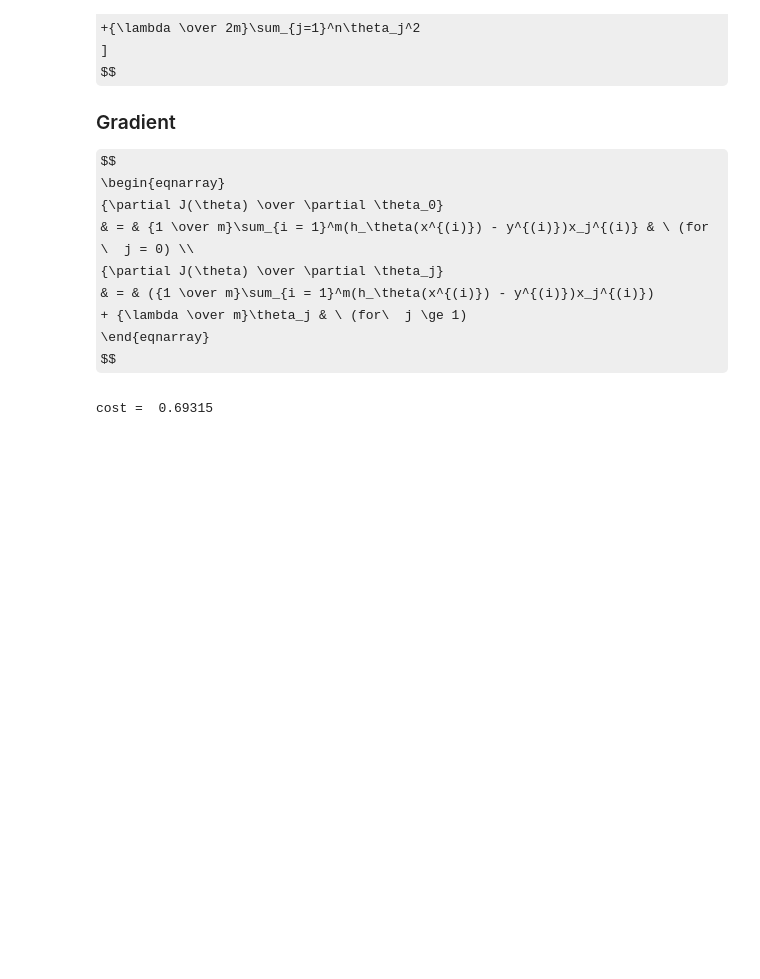
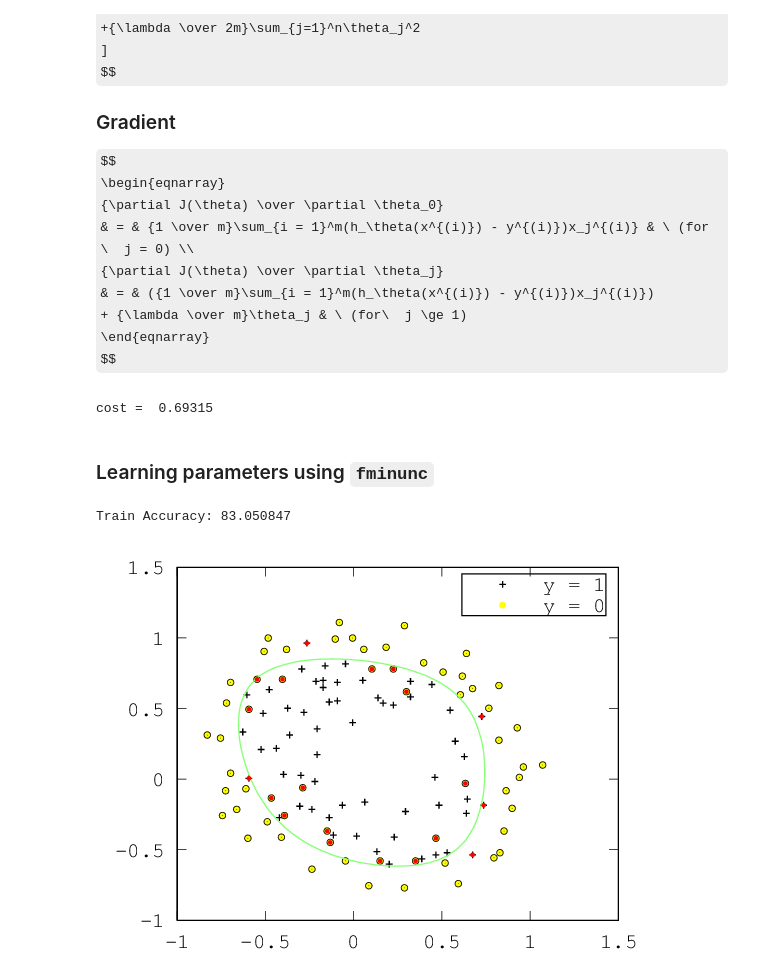
Before and after one commit to liquidz/machine-learning-exercise, a Jupyter notebook: ex2/exercise2.ipynb, the cells around one changed output. Saved outputs shown, nothing was run; the diff lists cells and outputs as text; code cells hidden in the pictures; some formulas as TeX source; blank space fills up the shorter version.

```diff
--- a/ex2/exercise2.ipynb
+++ b/ex2/exercise2.ipynb
@@ -261,3 +242,5 @@ endfunction
 cost
 # %% [output]
 cost =  0.69315
+# %% [markdown]
+### Learning parameters using `fminunc`
@@ -263,0 +253,16 @@ cost =  0.69315
+# %%
+p = predict(theta, x);
+fprintf('Train Accuracy: %f\n', mean(double(p == y)) * 100);
+
+plotDecisionBoundary(theta, x, y);
+hold on;
+
+mistakes = find((p == y) == 0);
+for i = 1:size(mistakes),
+    j = mistakes(i);
+    plot(x(j, 2), x(j, 3), 'r');
+end
+hold off;
+# %% [output]
+Train Accuracy: 83.050847
+[figure, added]
```
Also changed, not shown: parts of 10 cells of this notebook, 3 other files.
